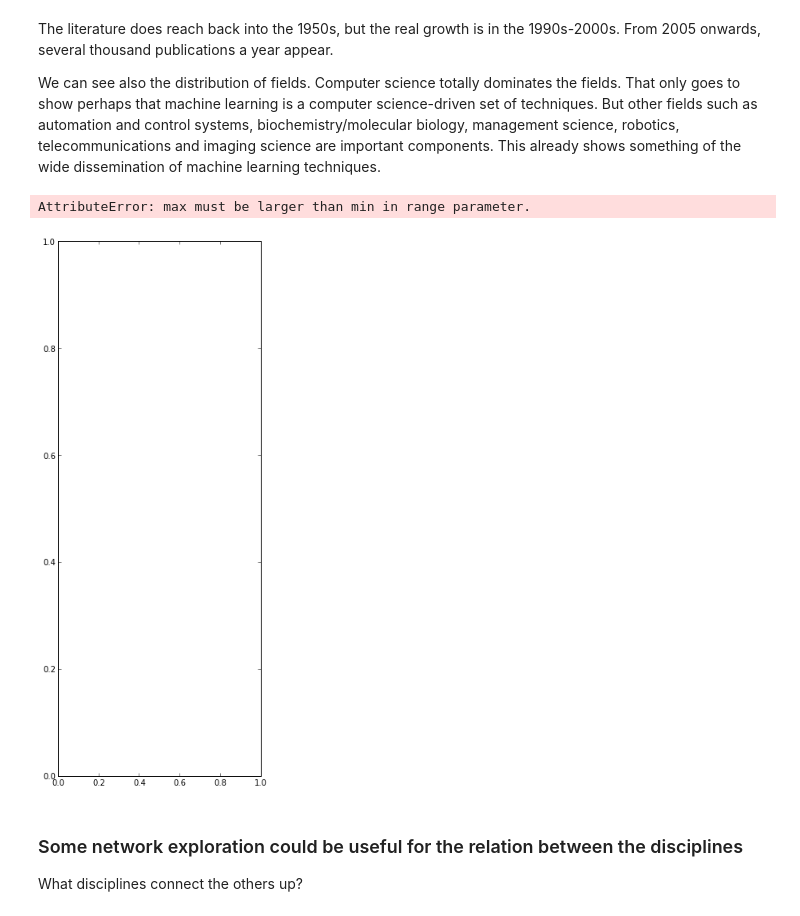
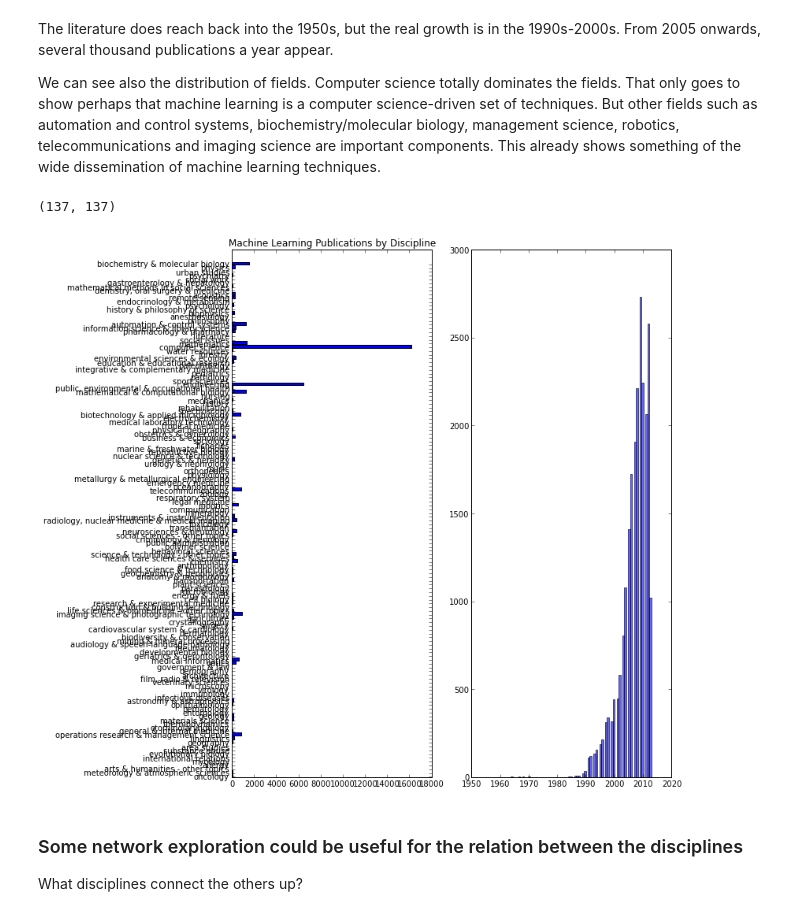
Before and after one commit to datapractice/machinelearners, a Jupyter notebook: ml_lit/ML_literature.ipynb, the cells around one changed output. Cells and saved outputs as stored; diff of their text form; code cells hidden in the pictures.

```diff
--- a/ml_lit/ML_literature.ipynb
+++ b/ml_lit/ML_literature.ipynb
@@ -82,23 +84,23 @@ We can see also the distribution of fields. Computer science totally dominates t
 # %%
 #the problem is that computer science clutters everything -- get rid of it?
 
 figure = plt.figure(figsize=(10,12))
 sp1 = figure.add_subplot(1,2,2)
 
-sp1 = sp1.hist(df.PY,  alpha=0.6, label= 'Machine Learning Publications by Year')
+sp1.hist(df.PY.dropna(), bins=80, alpha=0.6, label= 'Machine Learning Publications by Year')
 sp2 = figure.add_subplot(1,2,1)
 #this doesn't work -- TBA
 major_fields = {f:v for f,v in field_counts.iteritems() if v > 3 or f is not 'computer science'}
 print(len(field_counts), len(major_fields))
 heights = major_fields.values()
 ind= np.arange(len(heights))
 sp2.barh(ind, heights)
 width =0.2
 plt.title('Machine Learning Publications by Discipline')
 xticks = plt.yticks(ind+width/2., major_fields.keys() )
 # %% [output]
-AttributeError: max must be larger than min in range parameter.
+(137, 137)
-[figure, old version]
+[figure, new version]
 # %% [markdown]
 ### Some network exploration could be useful for the relation between the disciplines
 
```
Also changed, not shown: parts of 67 cells of this notebook, 3 other files.
